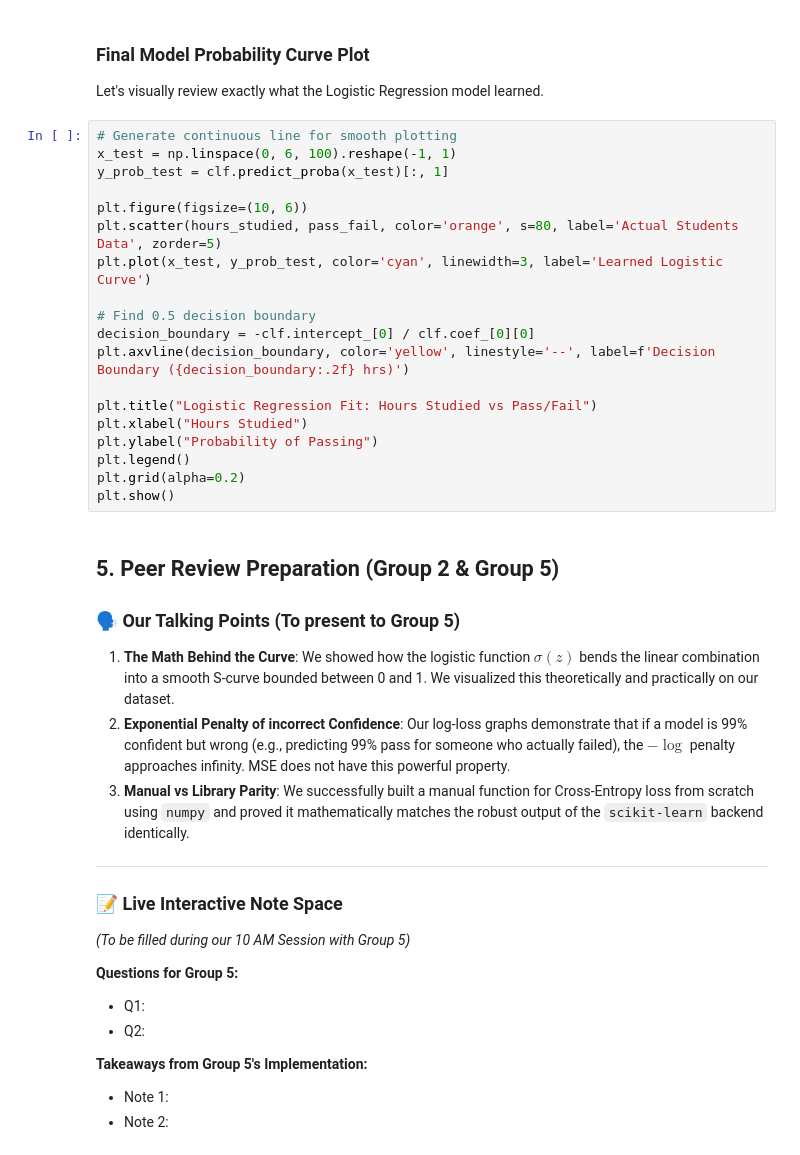
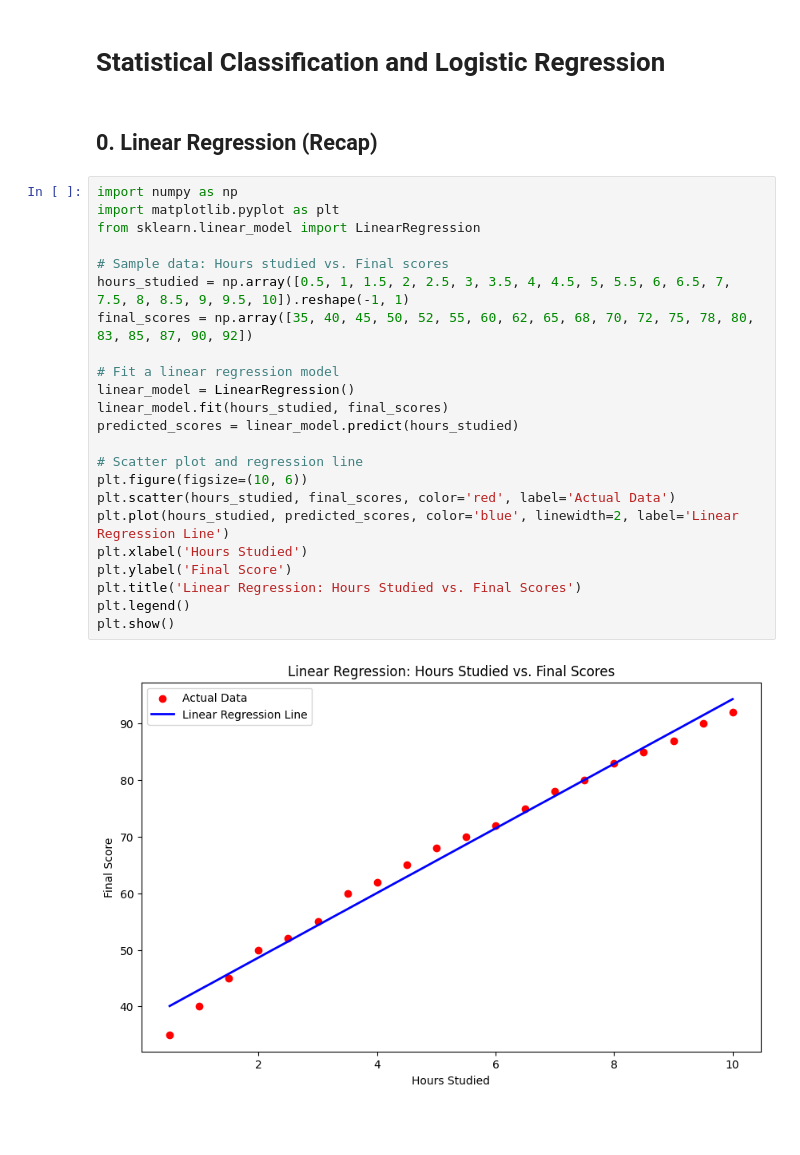
Before and after one commit to alicih4n/LogisticRegressionClassifier_Workshop, a Jupyter notebook: LogisticRegressionClassifier_Workshop.ipynb, the cells around one changed output. Drawn from its saved outputs; the diff is of its cells as text; blank space fills up the shorter version.

```diff
--- a/LogisticRegressionClassifier_Workshop.ipynb
+++ b/LogisticRegressionClassifier_Workshop.ipynb
@@ -151,42 +1,29 @@ print(f"Manual Log Loss:       {loss_manual:.4f}")
-# %% [markdown]
-### Final Model Probability Curve Plot
-Let's visually review exactly what the Logistic Regression model learned.
-# %%
-# Generate continuous line for smooth plotting
-x_test = np.linspace(0, 6, 100).reshape(-1, 1)
-y_prob_test = clf.predict_proba(x_test)[:, 1]
-
-plt.figure(figsize=(10, 6))
-plt.scatter(hours_studied, pass_fail, color='orange', s=80, label='Actual Students Data', zorder=5)
-plt.plot(x_test, y_prob_test, color='cyan', linewidth=3, label='Learned Logistic Curve')
-
-# Find 0.5 decision boundary
-decision_boundary = -clf.intercept_[0] / clf.coef_[0][0]
-plt.axvline(decision_boundary, color='yellow', linestyle='--', label=f'Decision Boundary ({decision_boundary:.2f} hrs)')
-
-plt.title("Logistic Regression Fit: Hours Studied vs Pass/Fail")
-plt.xlabel("Hours Studied")
-plt.ylabel("Probability of Passing")
-plt.legend()
-plt.grid(alpha=0.2)
-plt.show()
-# %% [markdown]
-## 5. Peer Review Preparation (Group 2 & Group 5)
-
-### 🗣️ Our Talking Points (To present to Group 5)
-1. **The Math Behind the Curve**: We showed how the logistic function $\sigma(z)$ bends the linear combination into a smooth S-curve bounded between 0 and 1. We visualized this theoretically and practically on our dataset.
-2. **Exponential Penalty of incorrect Confidence**: Our log-loss graphs demonstrate that if a model is 99% confident but wrong (e.g., predicting 99% pass for someone who actually failed), the $- \log$ penalty approaches infinity. MSE does not have this powerful property.
-3. **Manual vs Library Parity**: We successfully built a manual function for Cross-Entropy loss from scratch using `numpy` and proved it mathematically matches the robust output of the `scikit-learn` backend identically.
-
----
-
-### 📝 Live Interactive Note Space
-*(To be filled during our 10 AM Session with Group 5)*
-
-**Questions for Group 5:**
-* Q1:
-* Q2:
-
-**Takeaways from Group 5's Implementation:**
-* Note 1:
-* Note 2:
+# %% [markdown]
+# Statistical Classification and Logistic Regression
+# %% [markdown]
+## 0. Linear Regression (Recap)
+# %%
+import numpy as np
+import matplotlib.pyplot as plt
+from sklearn.linear_model import LinearRegression
+
+# Sample data: Hours studied vs. Final scores
+hours_studied = np.array([0.5, 1, 1.5, 2, 2.5, 3, 3.5, 4, 4.5, 5, 5.5, 6, 6.5, 7, 7.5, 8, 8.5, 9, 9.5, 10]).reshape(-1, 1)
+final_scores = np.array([35, 40, 45, 50, 52, 55, 60, 62, 65, 68, 70, 72, 75, 78, 80, 83, 85, 87, 90, 92])
+
+# Fit a linear regression model
+linear_model = LinearRegression()
+linear_model.fit(hours_studied, final_scores)
+predicted_scores = linear_model.predict(hours_studied)
+
+# Scatter plot and regression line
+plt.figure(figsize=(10, 6))
+plt.scatter(hours_studied, final_scores, color='red', label='Actual Data')
+plt.plot(hours_studied, predicted_scores, color='blue', linewidth=2, label='Linear Regression Line')
+plt.xlabel('Hours Studied')
+plt.ylabel('Final Score')
+plt.title('Linear Regression: Hours Studied vs. Final Scores')
+plt.legend()
+plt.show()
+# %% [output]
+[figure, added]
```
Also changed, not shown: parts of 44 cells of this notebook.
